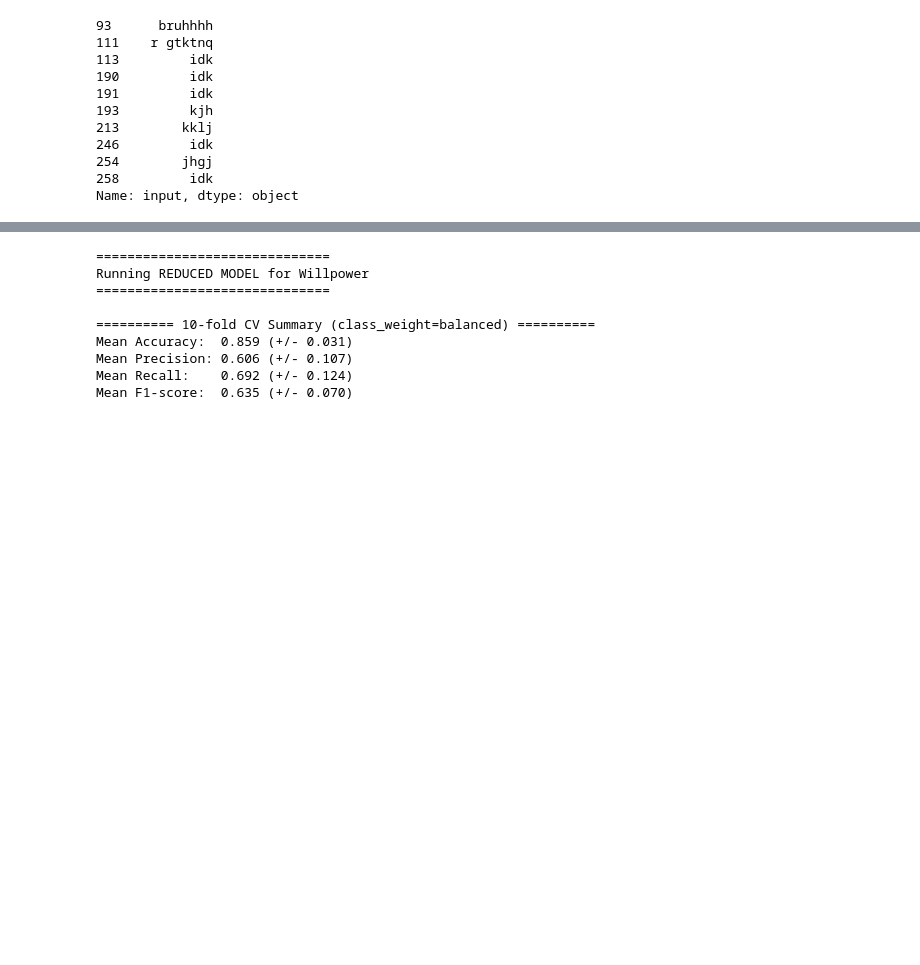
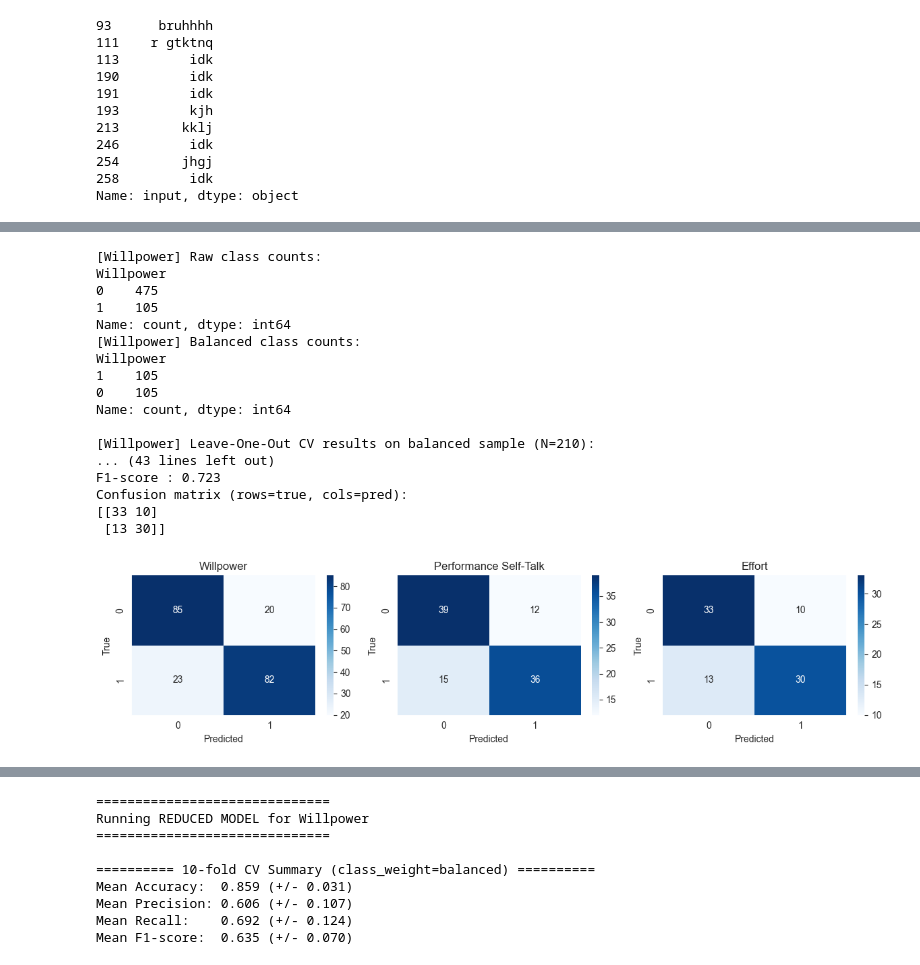
Before and after one commit to YBao7/NLP_Project, a Jupyter notebook: Final Project.ipynb, the cells around one changed output, grey strips where cells are left out. Saved outputs shown, nothing was run; the diff lists cells and outputs as text; code cells hidden in the pictures; blank space fills up the shorter version.

```diff
--- a/Final Project.ipynb
+++ b/Final Project.ipynb
@@ -263,0 +553,71 @@ tfidf_df
+# %%
+loo_results = {}
+
+for code in codes:
+    res = run_logreg_loocv_for_code(
+        code_col=code,
+        text_df_filtered=text_df_filtered,
+        tfidf_df=tfidf_df,
+        reduced_results=reduced_results,
+        balance_seed=12434
+    )
+    loo_results[code] = res
+
+    # Also tuck the key things back into reduced_results for later analyses
+    if res is not None:
+        reduced_results[code]['clf_loo'] = res['clf']
+        reduced_results[code]['X_bal'] = res['X_bal']
+        reduced_results[code]['y_bal'] = res['y_bal']
+        reduced_results[code]['loo_metrics'] = {
+            "accuracy": res['accuracy'],
+            "precision": res['precision'],
+            "recall": res['recall'],
+            "f1": res['f1'],
+            "confusion_matrix": res['confusion_matrix'],
+            "features": res['features'],
+        }
+
+def plot_all_confusion_heatmaps(loo_results, codes):
+    n = len(codes)
+    plt.figure(figsize=(4*n, 3))
+
+    for i, code in enumerate(codes):
+        res = loo_results.get(code)
+        if res is None:
+            continue
+        cm = res["confusion_matrix"]
+
+        plt.subplot(1, n, i+1)
+        sns.heatmap(cm,
+                    annot=True,
+                    fmt="d",
+                    cmap="Blues",
+                    xticklabels=[0,1],
+                    yticklabels=[0,1])
+        plt.title(code)
+        plt.xlabel("Predicted")
+        plt.ylabel("True")
+
+    plt.tight_layout()
+    plt.show()
+
+plot_all_confusion_heatmaps(loo_results, codes)
+# %% [output]
+[Willpower] Raw class counts:
+Willpower
+0    475
+1    105
+Name: count, dtype: int64
+[Willpower] Balanced class counts:
+Willpower
+1    105
+0    105
+Name: count, dtype: int64
+
+[Willpower] Leave-One-Out CV results on balanced sample (N=210):
+... (43 lines left out)
+F1-score : 0.723
+Confusion matrix (rows=true, cols=pred):
+[[33 10]
+ [13 30]]
+[figure, added]
```
Also changed, not shown: parts of 6 cells of this notebook, 11 other files.
